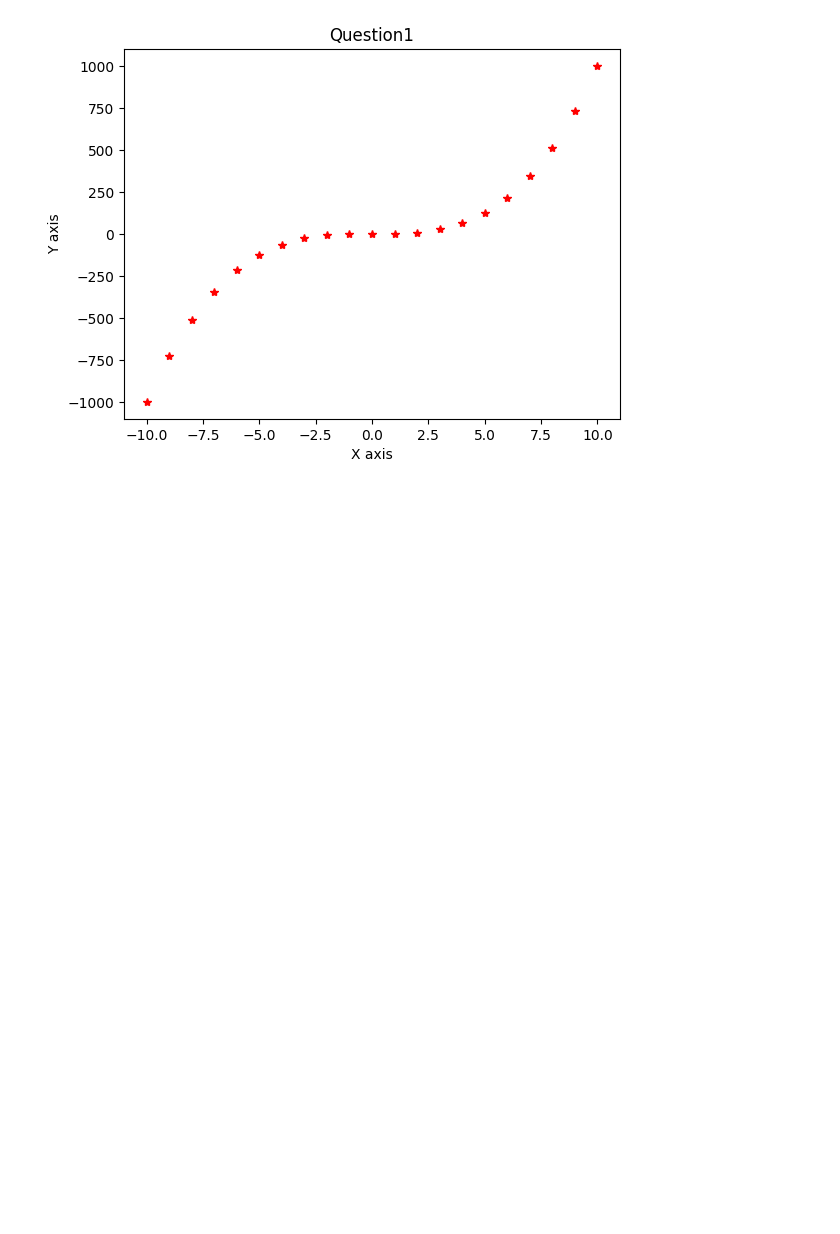
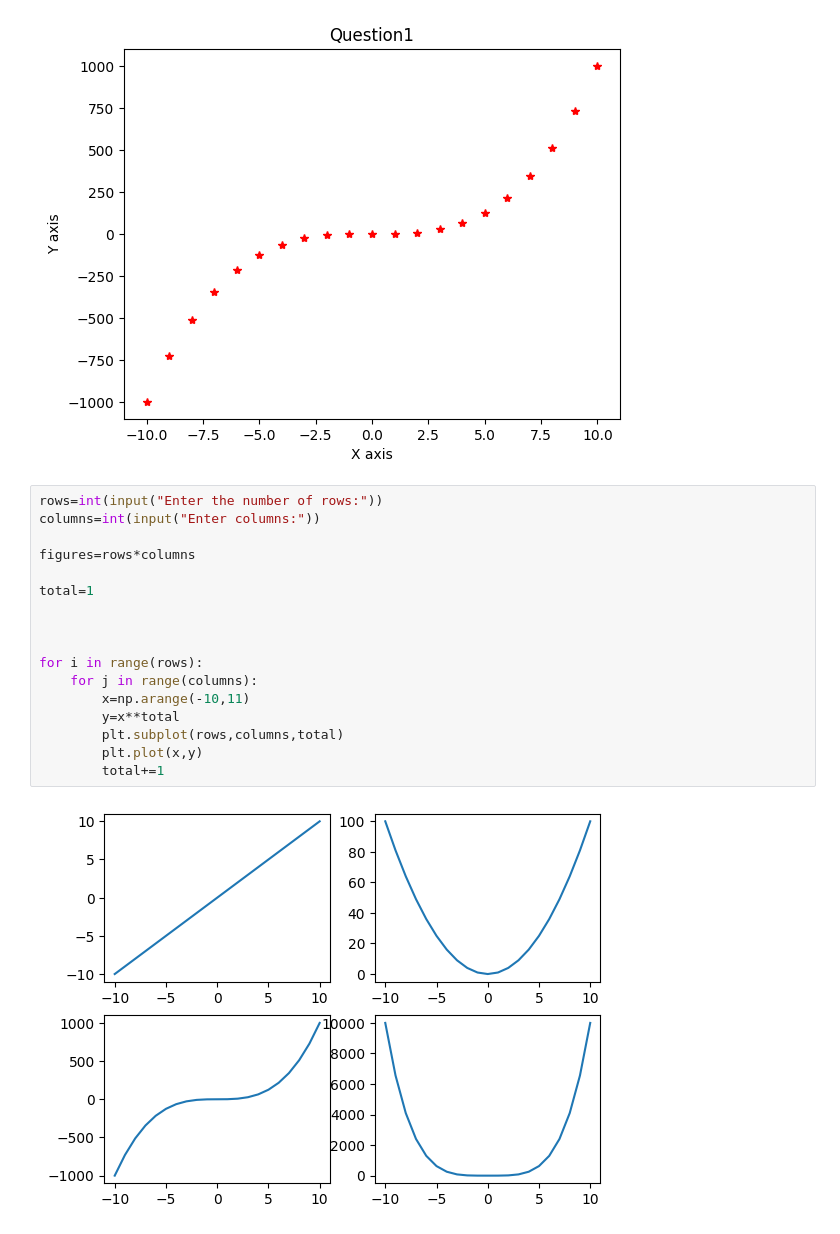
Before and after one commit to RitikSareen/AIPractice, a Jupyter notebook: Matplolib/practice.ipynb, the cells around one changed output. Saved outputs shown, nothing was run; the diff lists cells and outputs as text; blank space fills up the shorter version.

```diff
--- a/Matplolib/practice.ipynb
+++ b/Matplolib/practice.ipynb
@@ -348,3 +348,22 @@ plt.title("Question1")
 # %% [output]
 Text(0.5, 1.0, 'Question1')
 [figure]
+# %%
+rows=int(input("Enter the number of rows:"))
+columns=int(input("Enter columns:"))
+
+figures=rows*columns
+
+total=1
+
+
+
+for i in range(rows):
+    for j in range(columns):
+        x=np.arange(-10,11)
+        y=x**total
+        plt.subplot(rows,columns,total)
+        plt.plot(x,y)
+        total+=1
+# %% [output]
+[figure, added]
```
